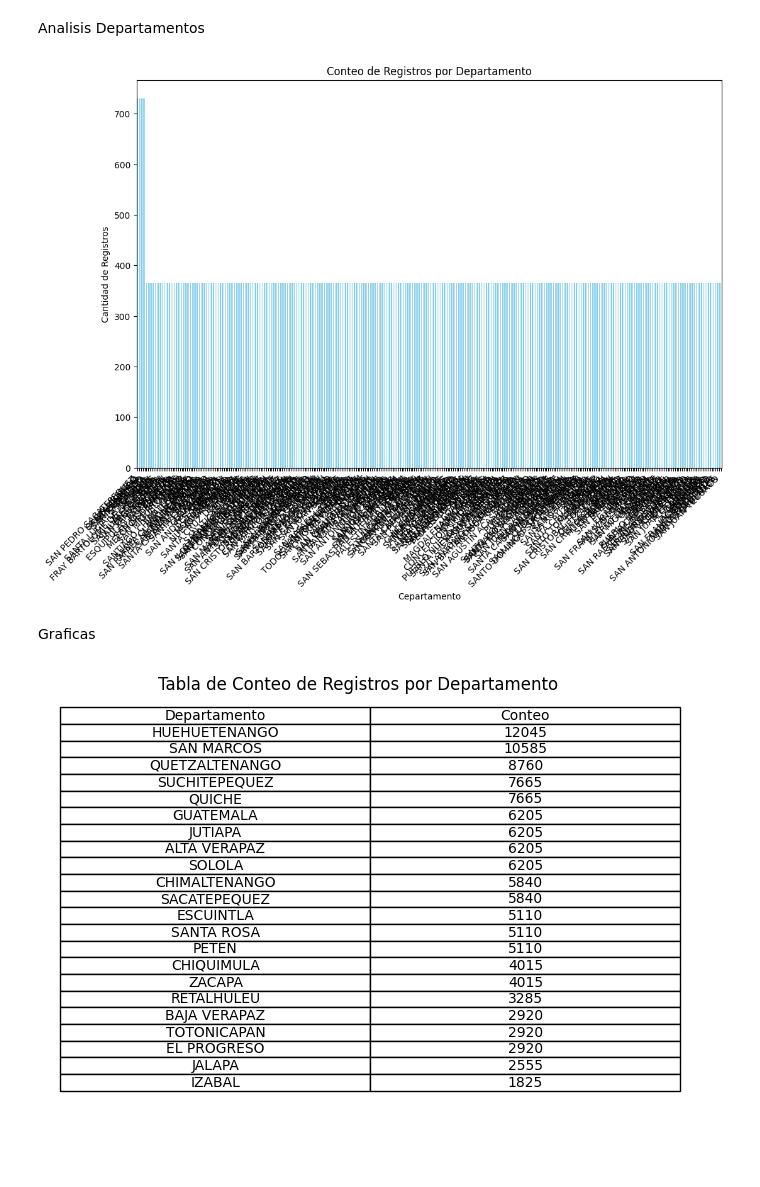
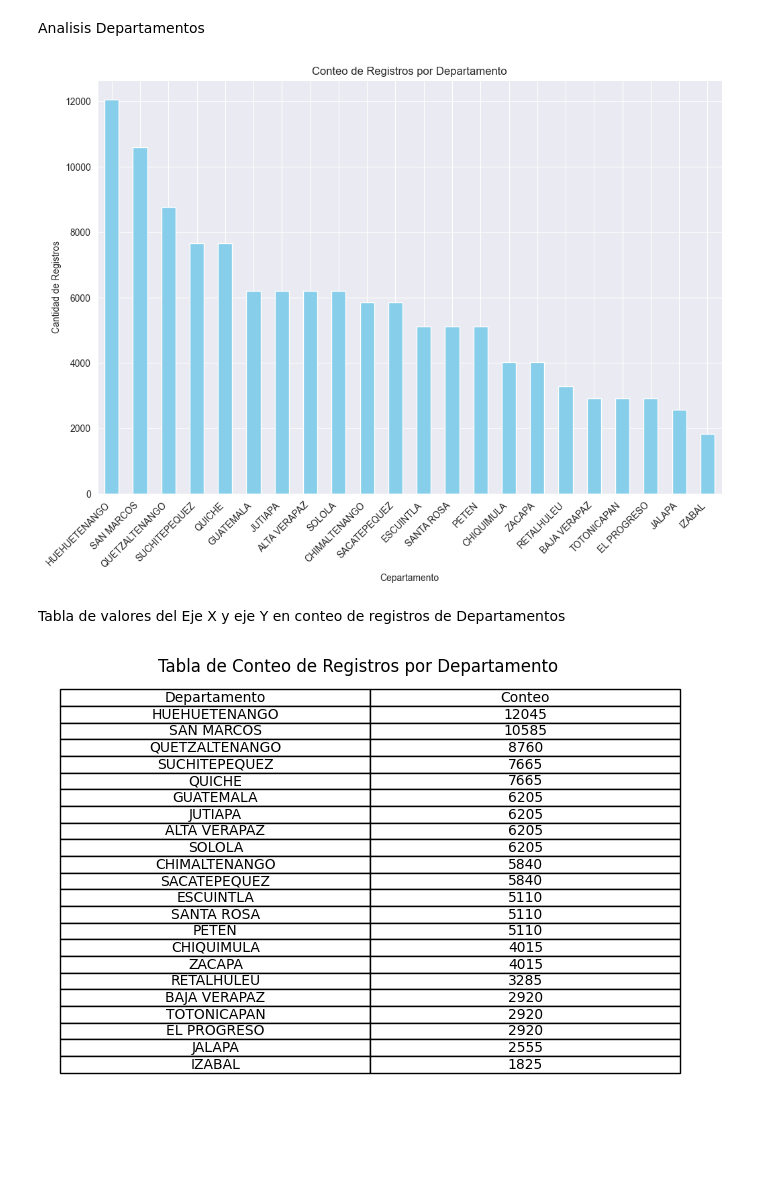
Before and after one commit to jamesg19/fase2, a Jupyter notebook: sample.ipynb, the cells around one changed output. Saved outputs shown, nothing was run; the diff lists cells and outputs as text; code cells hidden in the pictures.

Commit message:
Mejoras en conteo por municipio y departamentos

```diff
--- a/sample.ipynb
+++ b/sample.ipynb
@@ -101,19 +101,19 @@ Analisis Departamentos
 # %%
 # Análisis univariado para municipios
 conteo_departamentos = df['departamento'].value_counts()
 
 # Crear un diagrama de barras para el conteo de registros por municipio
 plt.figure(figsize=(12, 8))
-conteo_municipios.plot(kind='bar', color='skyblue')
+conteo_departamentos.plot(kind='bar', color='skyblue')
 plt.title('Conteo de Registros por Departamento')
 plt.xlabel('Cepartamento')
 plt.ylabel('Cantidad de Registros')
 plt.xticks(rotation=45, ha='right')  # Rotar y alinear a la derecha para mayor legibilidad
 plt.show()
 # %% [output]
-[figure, old version]
+[figure, new version]
-# %% [markdown]
-Graficas
+# %% [markdown]
+Tabla de valores del Eje X y eje Y en conteo de registros de Departamentos
 # %%
 # Crear una figura y ejes para la tabla
 fig, ax = plt.subplots(figsize=(8, 6))
```
Also changed, not shown: parts of 8 cells of this notebook.
